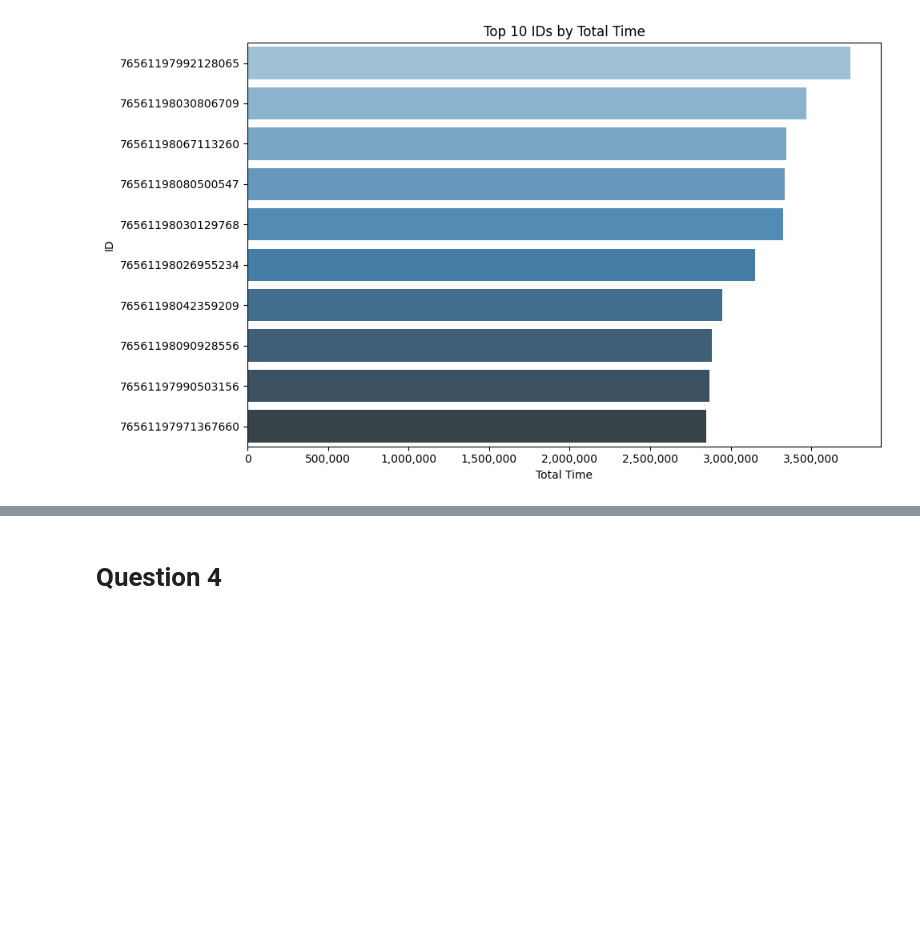
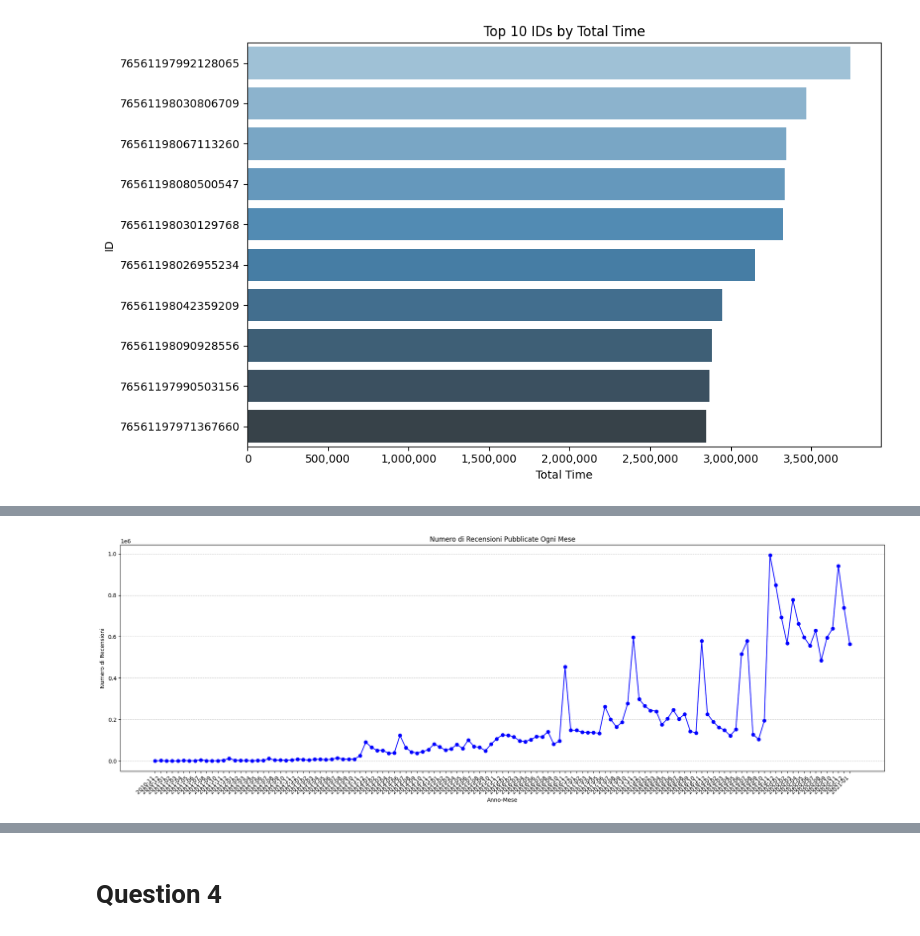
Before and after one commit to ataberk771/ADMHomework2, a Jupyter notebook: steam_dataset_analysis.ipynb, the cells around one changed output, grey strips where cells are left out. Cells and saved outputs as stored; diff of their text form; code cells hidden in the pictures; blank space fills up the shorter version.

```diff
--- a/steam_dataset_analysis.ipynb
+++ b/steam_dataset_analysis.ipynb
@@ -338,0 +348,2 @@ plt.show()
+# %%
+df = pd.read_csv('/kaggle/input/steam-reviews-2021/steam_reviews.csv')
@@ -338,0 +610,6 @@ plt.show()
+# %%
+df['review_date'] = pd.to_datetime(df['timestamp_created'], unit='s')
+# %%
+df['year_month'] = df['review_date'].dt.to_period('M')
+monthly_reviews = df.groupby('year_month').size().reset_index(name='review_count')
+print(monthly_reviews)
@@ -338,0 +631,12 @@ plt.show()
+# %%
+plt.figure(figsize=(20, 7))
+plt.plot(monthly_reviews['year_month'].astype(str), monthly_reviews['review_count'], marker='o', linestyle='-', color='b')
+plt.xlabel('Anno-Mese')
+plt.ylabel('Numero di Recensioni')
+plt.title('Numero di Recensioni Pubblicate Ogni Mese')
+plt.xticks(rotation=45, ha='right')
+plt.grid(axis='y', linestyle='--', alpha=0.6)
+plt.tight_layout()
+plt.show()
+# %% [output]
+[figure, added]
```
Also changed, not shown: parts of 63 cells of this notebook.
